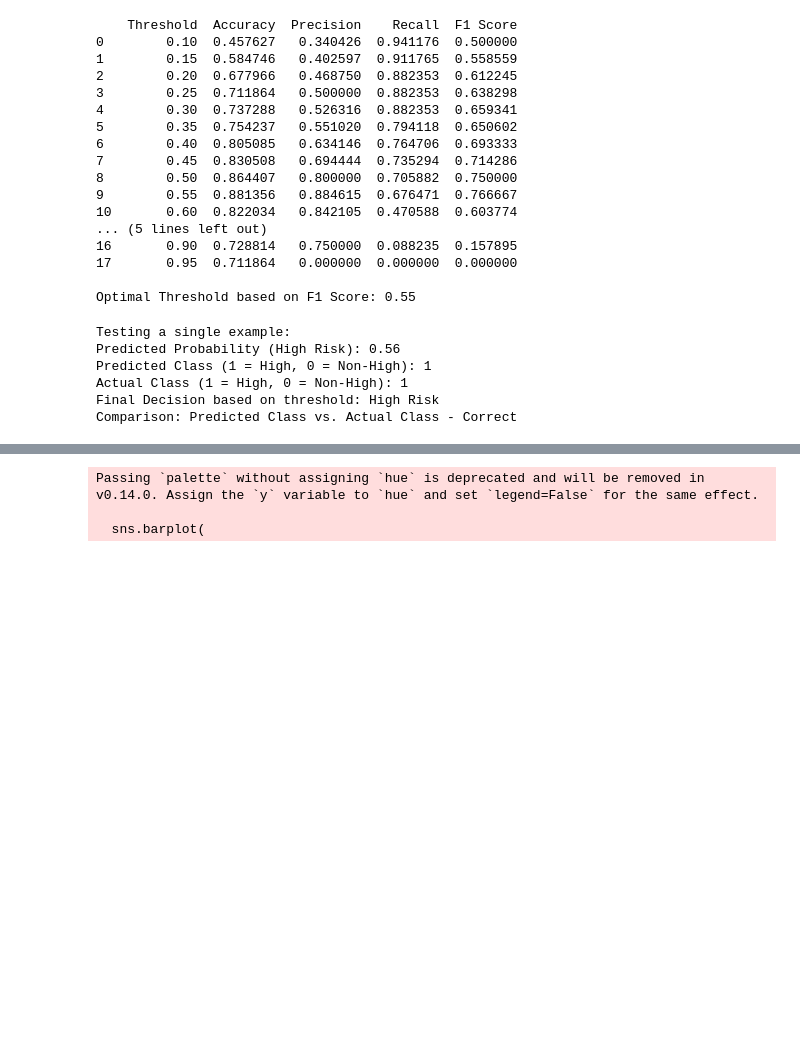
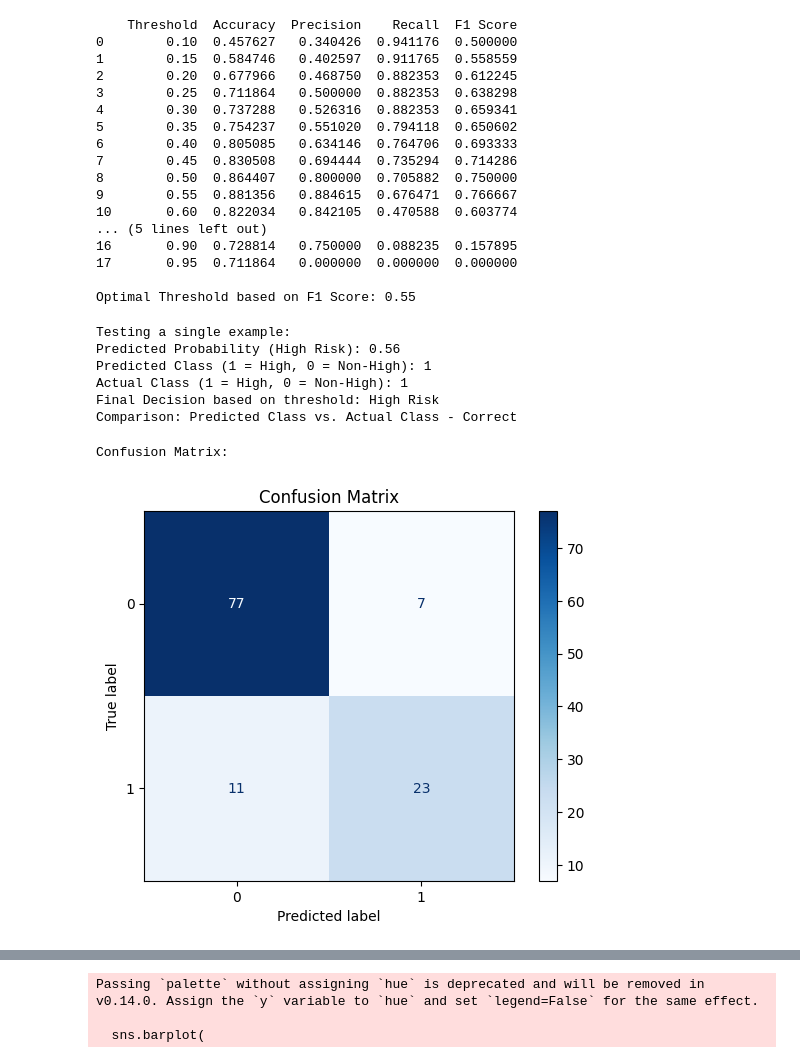
Before and after one commit to matthewmamelak/Risk_Management_Models, a Jupyter notebook: AML_model.ipynb, the cells around one changed output, grey strips where cells are left out. Drawn from its saved outputs; the diff is of its cells as text; code cells hidden in the pictures; blank space fills up the shorter version.

Commit message:
Final updates to model

```diff
--- a/AML_model.ipynb
+++ b/AML_model.ipynb
@@ -458,6 +458,23 @@ Predicted Class (1 = High, 0 = Non-High): 1
 Actual Class (1 = High, 0 = Non-High): 1
 Final Decision based on threshold: High Risk
 Comparison: Predicted Class vs. Actual Class - Correct
+# %%
+import matplotlib.pyplot as plt
+from sklearn.metrics import confusion_matrix, ConfusionMatrixDisplay
+from sklearn.tree import plot_tree
+
+# Confusion Matrix
+y_pred_optimal = final_rf_model.predict(X_test_optimal)
+conf_matrix = confusion_matrix(y_test_optimal, y_pred_optimal)
+disp = ConfusionMatrixDisplay(confusion_matrix=conf_matrix, display_labels=final_rf_model.classes_)
+
+print("\nConfusion Matrix:")
+disp.plot(cmap=plt.cm.Blues)
+plt.title("Confusion Matrix")
+plt.show()
+# %% [output]
+Confusion Matrix:
+[figure, added]
 # %%
 import seaborn as sns
 import matplotlib.pyplot as plt
```
Also changed, not shown: parts of 2 cells of this notebook.
